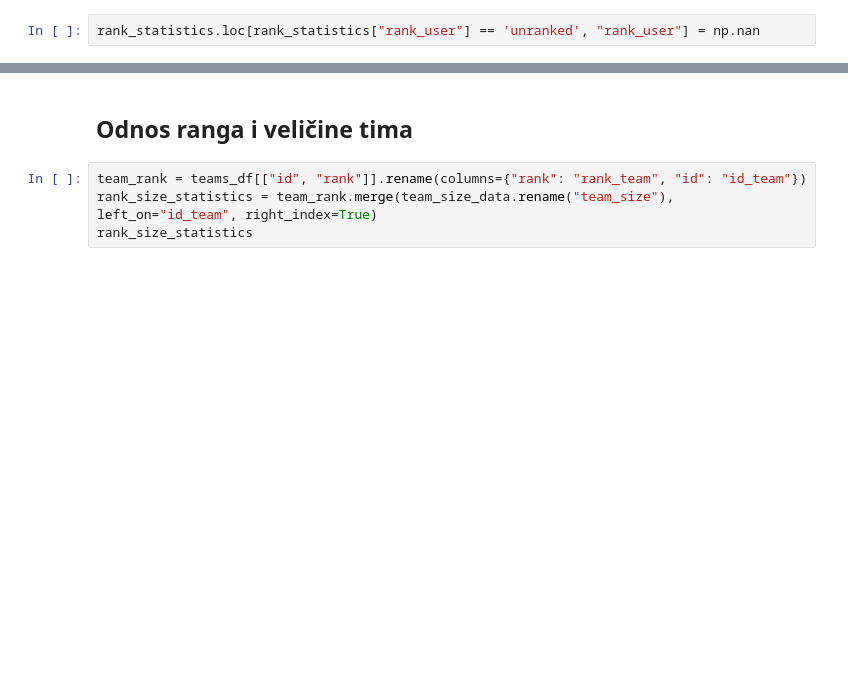
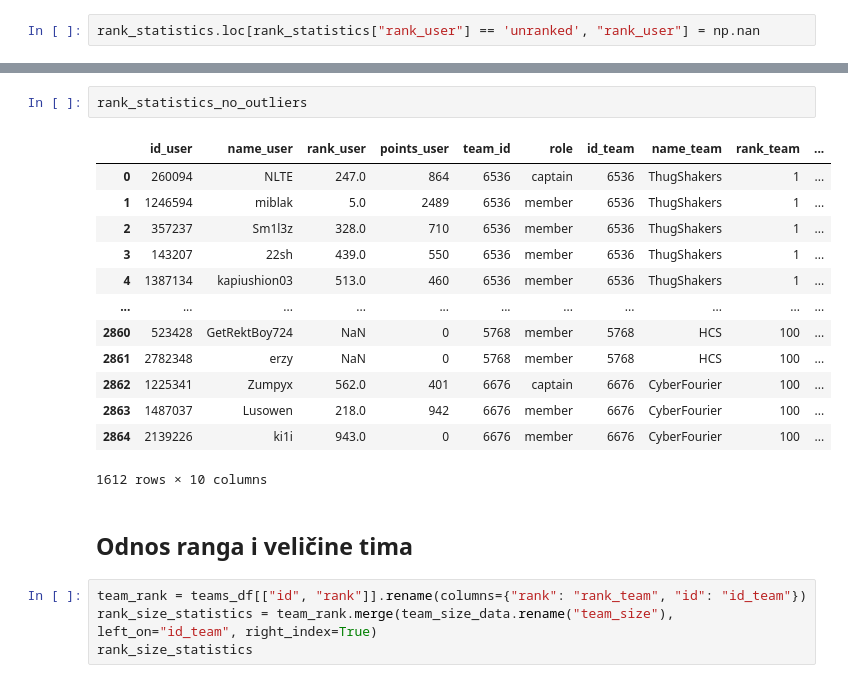
Before and after one commit to dfili/DIPRAD, a Jupyter notebook: HTB/htb_analiza.ipynb, the cells around one changed output, grey strips where cells are left out. Drawn from its saved outputs; the diff is of its cells as text; blank space fills up the shorter version.

```diff
--- a/HTB/htb_analiza.ipynb
+++ b/HTB/htb_analiza.ipynb
@@ -447,3 +485,19 @@ rank_correlation_no_0_points
+# %%
+rank_statistics_no_outliers
+# %% [output]
+|  | id_user | name_user | rank_user | points_user | team_id | role | id_team | name_team | rank_team | ... |
+| 0 | 260094 | NLTE | 247.0 | 864 | 6536 | captain | 6536 | ThugShakers | 1 | ... |
+| 1 | 1246594 | miblak | 5.0 | 2489 | 6536 | member | 6536 | ThugShakers | 1 | ... |
+| 2 | 357237 | Sm1l3z | 328.0 | 710 | 6536 | member | 6536 | ThugShakers | 1 | ... |
+| 3 | 143207 | 22sh | 439.0 | 550 | 6536 | member | 6536 | ThugShakers | 1 | ... |
+| 4 | 1387134 | kapiushion03 | 513.0 | 460 | 6536 | member | 6536 | ThugShakers | 1 | ... |
+| ... | ... | ... | ... | ... | ... | ... | ... | ... | ... | ... |
+| 2860 | 523428 | GetRektBoy724 | NaN | 0 | 5768 | member | 5768 | HCS | 100 | ... |
+| 2861 | 2782348 | erzy | NaN | 0 | 5768 | member | 5768 | HCS | 100 | ... |
+| 2862 | 1225341 | Zumpyx | 562.0 | 401 | 6676 | captain | 6676 | CyberFourier | 100 | ... |
+| 2863 | 1487037 | Lusowen | 218.0 | 942 | 6676 | member | 6676 | CyberFourier | 100 | ... |
+| 2864 | 2139226 | ki1i | 943.0 | 0 | 6676 | member | 6676 | CyberFourier | 100 | ... |
+1612 rows × 10 columns
 # %% [markdown]
 ## Odnos ranga i veličine tima
 # %%
```
Also changed, not shown: parts of 14 cells of this notebook, 3 other files.
